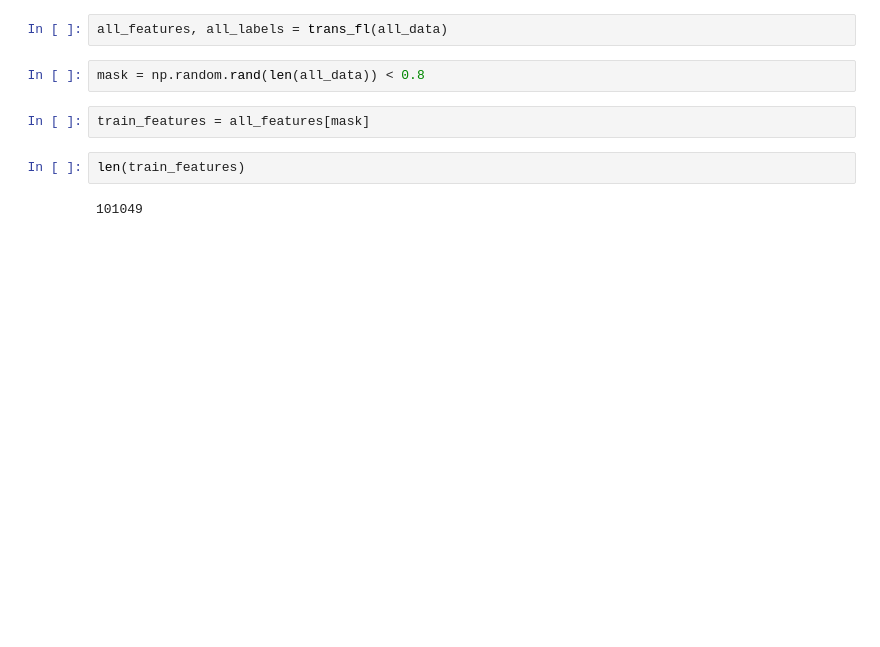
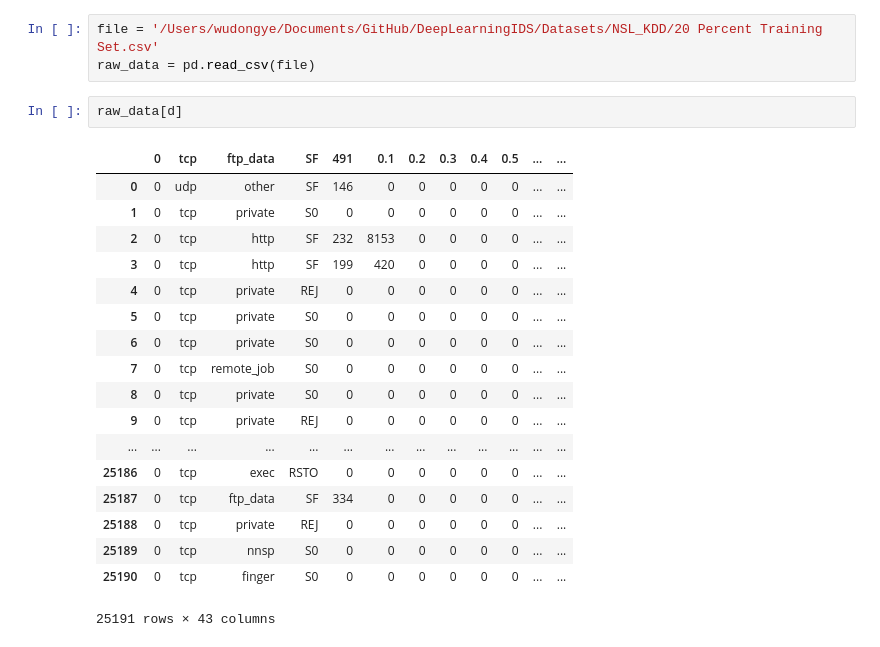
Before and after one commit to waxzdert/DeepLearningIDS, a Jupyter notebook: RNN/test.ipynb, the cells around one changed output. Cells and saved outputs as stored; diff of their text form; blank space fills up the shorter version.

```diff
--- a/RNN/test.ipynb
+++ b/RNN/test.ipynb
@@ -49,10 +3,24 @@ def trans_fl(data):
-# %%
-all_features, all_labels = trans_fl(all_data)
-# %%
-mask = np.random.rand(len(all_data)) < 0.8
-# %%
-train_features = all_features[mask]
-# %%
-len(train_features)
-# %% [output]
-101049
+# %%
+file = '/Users/wudongye/Documents/GitHub/DeepLearningIDS/Datasets/NSL_KDD/20 Percent Training Set.csv'
+raw_data = pd.read_csv(file)
+# %%
+raw_data[d]
+# %% [output]
+|  | 0 | tcp | ftp_data | SF | 491 | 0.1 | 0.2 | 0.3 | 0.4 | 0.5 | ... | ... |
+| 0 | 0 | udp | other | SF | 146 | 0 | 0 | 0 | 0 | 0 | ... | ... |
+| 1 | 0 | tcp | private | S0 | 0 | 0 | 0 | 0 | 0 | 0 | ... | ... |
+| 2 | 0 | tcp | http | SF | 232 | 8153 | 0 | 0 | 0 | 0 | ... | ... |
+| 3 | 0 | tcp | http | SF | 199 | 420 | 0 | 0 | 0 | 0 | ... | ... |
+| 4 | 0 | tcp | private | REJ | 0 | 0 | 0 | 0 | 0 | 0 | ... | ... |
+| 5 | 0 | tcp | private | S0 | 0 | 0 | 0 | 0 | 0 | 0 | ... | ... |
+| 6 | 0 | tcp | private | S0 | 0 | 0 | 0 | 0 | 0 | 0 | ... | ... |
+| 7 | 0 | tcp | remote_job | S0 | 0 | 0 | 0 | 0 | 0 | 0 | ... | ... |
+| 8 | 0 | tcp | private | S0 | 0 | 0 | 0 | 0 | 0 | 0 | ... | ... |
+| 9 | 0 | tcp | private | REJ | 0 | 0 | 0 | 0 | 0 | 0 | ... | ... |
+| ... | ... | ... | ... | ... | ... | ... | ... | ... | ... | ... | ... | ... |
+| 25186 | 0 | tcp | exec | RSTO | 0 | 0 | 0 | 0 | 0 | 0 | ... | ... |
+| 25187 | 0 | tcp | ftp_data | SF | 334 | 0 | 0 | 0 | 0 | 0 | ... | ... |
+| 25188 | 0 | tcp | private | REJ | 0 | 0 | 0 | 0 | 0 | 0 | ... | ... |
+| 25189 | 0 | tcp | nnsp | S0 | 0 | 0 | 0 | 0 | 0 | 0 | ... | ... |
+| 25190 | 0 | tcp | finger | S0 | 0 | 0 | 0 | 0 | 0 | 0 | ... | ... |
+25191 rows × 43 columns
```
Also changed, not shown: parts of 7 cells of this notebook, 6 other files.
